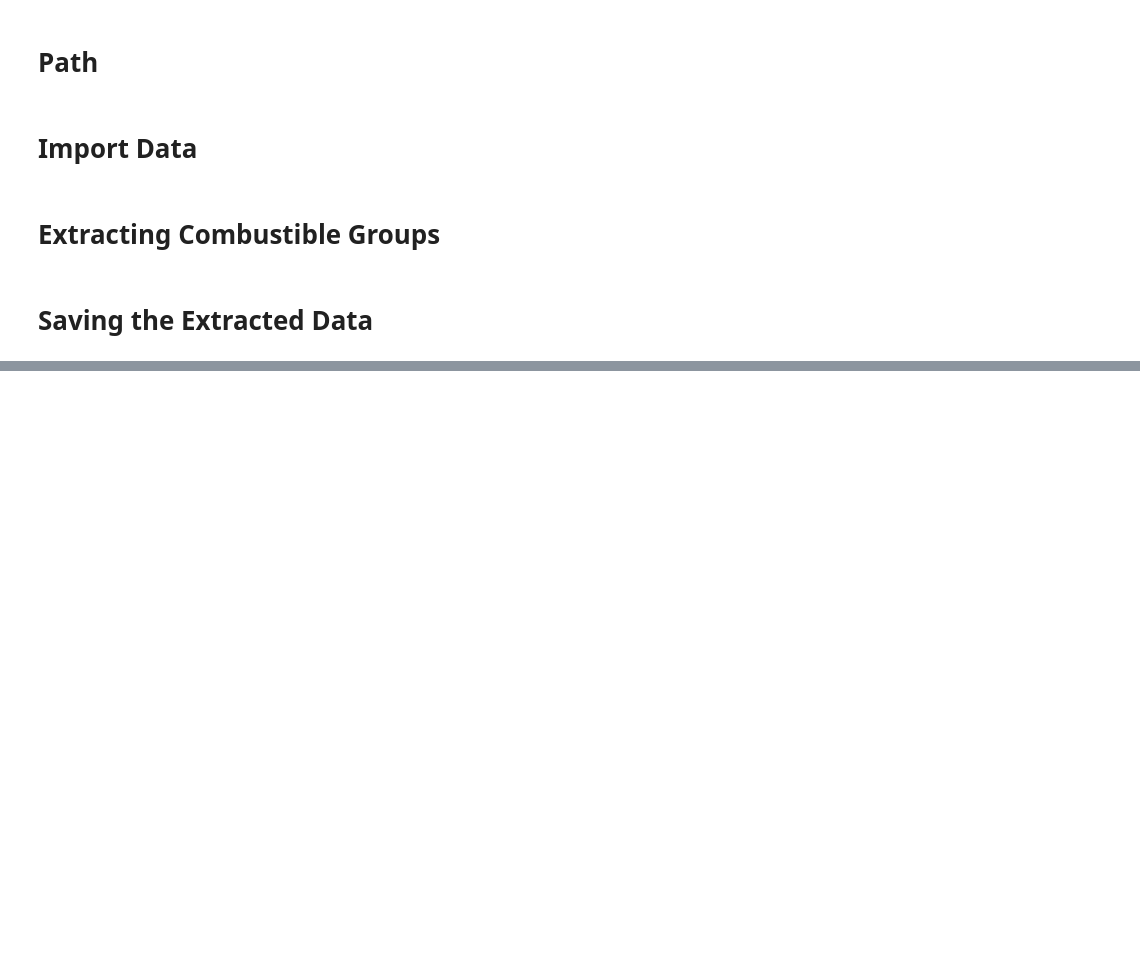
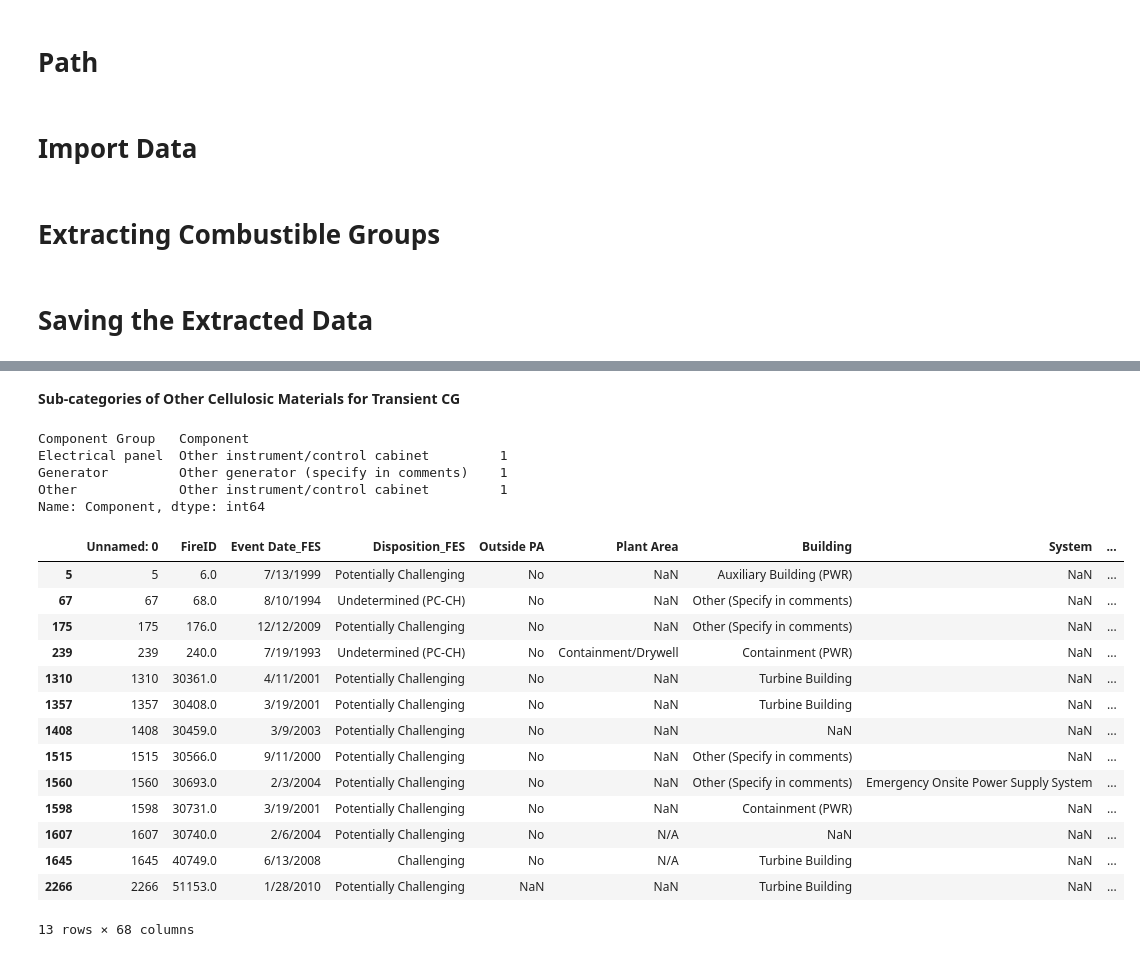
Before and after one commit to vtextremelab/EPRI-FEDB_DA, a Jupyter notebook: EPRI_CG-Challenging.ipynb, the cells around one changed output, grey strips where cells are left out. Drawn from its saved outputs; the diff is of its cells as text; code cells hidden in the pictures; blank space fills up the shorter version.

```diff
--- a/EPRI_CG-Challenging.ipynb
+++ b/EPRI_CG-Challenging.ipynb
@@ -60,0 +93,31 @@ insitu_et.to_pickle(sys_up_data + 'insitu_et')
+# %% [markdown]
+**Sub-categories of Other Cellulosic Materials for Transient CG**
+# %%
+trans_clcl = df_em_chal_trans[df_em_chal_trans['Type'] ==
+                              'Cellulosic materials including wood, paper or other solid transients']
+# %%
+trans_clcl.groupby(['Component Group'])['Component'].value_counts()
+# %% [output]
+Component Group   Component
+Electrical panel  Other instrument/control cabinet         1
+Generator         Other generator (specify in comments)    1
+Other             Other instrument/control cabinet         1
+Name: Component, dtype: int64
+# %%
+trans_clcl
+# %% [output]
+|  | Unnamed: 0 | FireID | Event Date_FES | Disposition_FES | Outside PA | Plant Area | Building | System | ... |
+| 5 | 5 | 6.0 | 7/13/1999 | Potentially Challenging | No | NaN | Auxiliary Building (PWR) | NaN | ... |
+| 67 | 67 | 68.0 | 8/10/1994 | Undetermined (PC‐CH) | No | NaN | Other (Specify in comments) | NaN | ... |
+| 175 | 175 | 176.0 | 12/12/2009 | Potentially Challenging | No | NaN | Other (Specify in comments) | NaN | ... |
+| 239 | 239 | 240.0 | 7/19/1993 | Undetermined (PC‐CH) | No | Containment/Drywell | Containment (PWR) | NaN | ... |
+| 1310 | 1310 | 30361.0 | 4/11/2001 | Potentially Challenging | No | NaN | Turbine Building | NaN | ... |
+| 1357 | 1357 | 30408.0 | 3/19/2001 | Potentially Challenging | No | NaN | Turbine Building | NaN | ... |
+| 1408 | 1408 | 30459.0 | 3/9/2003 | Potentially Challenging | No | NaN | NaN | NaN | ... |
+| 1515 | 1515 | 30566.0 | 9/11/2000 | Potentially Challenging | No | NaN | Other (Specify in comments) | NaN | ... |
+| 1560 | 1560 | 30693.0 | 2/3/2004 | Potentially Challenging | No | NaN | Other (Specify in comments) | Emergency Onsite Power Supply System | ... |
+| 1598 | 1598 | 30731.0 | 3/19/2001 | Potentially Challenging | No | NaN | Containment (PWR) | NaN | ... |
+| 1607 | 1607 | 30740.0 | 2/6/2004 | Potentially Challenging | No | N/A | NaN | NaN | ... |
+| 1645 | 1645 | 40749.0 | 6/13/2008 | Challenging | No | N/A | Turbine Building | NaN | ... |
+| 2266 | 2266 | 51153.0 | 1/28/2010 | Potentially Challenging | NaN | NaN | Turbine Building | NaN | ... |
+13 rows × 68 columns
```
Also changed, not shown: parts of 7 cells of this notebook, 13 other files.
